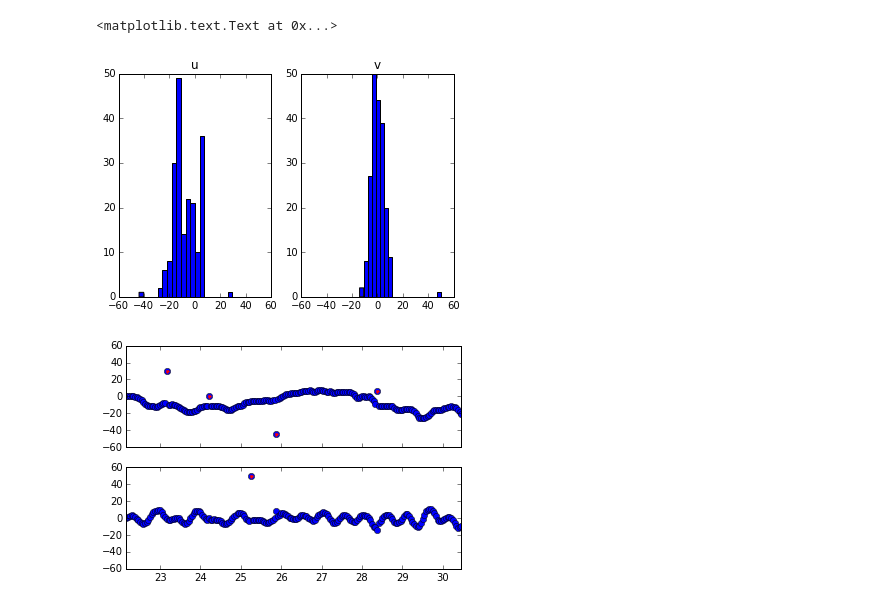
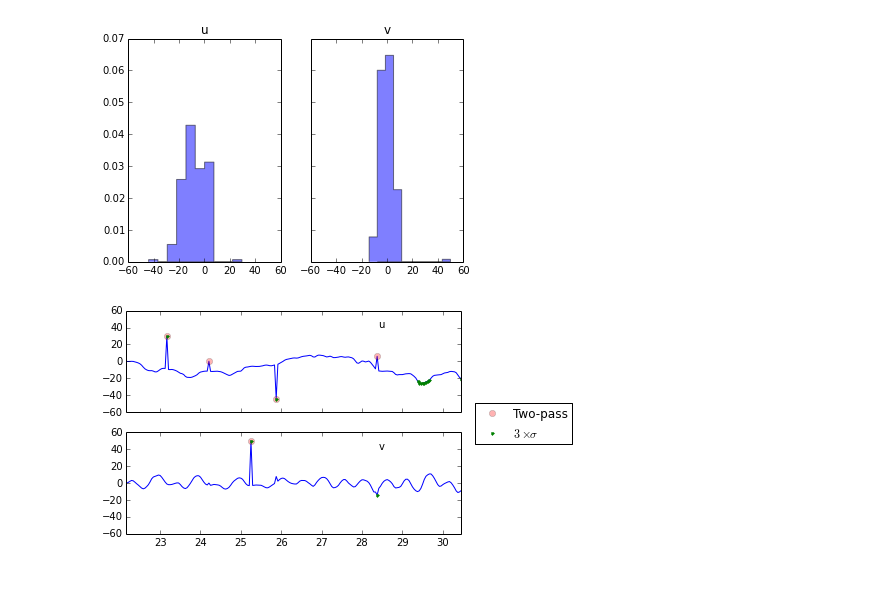
Before and after one commit to ocefpaf/python4oceanographers, a Jupyter notebook: content/notebooks/spikey_data.ipynb, the cells around one changed output. Saved outputs shown, nothing was run; the diff lists cells and outputs as text; code cells hidden in the pictures.

```diff
--- a/content/notebooks/spikey_data.ipynb
+++ b/content/notebooks/spikey_data.ipynb
@@ -46,30 +44,42 @@ def despike(self, n1=2, n2=20, block=10):
 cols = ['j', 'u', 'v', 'temp', 'sal', 'y', 'mn', 'd', 'h', 'mi']
 fname = './data/spikey_v.dat'
 df = read_table(fname , delim_whitespace=True, names=cols)
-dates = [datetime(*x) for x in zip(df['y'], df['mn'], df['d'], df['h'], df['mi'])]
-df.index = dates
-_ = map(df.pop, ['y', 'mn', 'd', 'h', 'mi'])
+df.index = [datetime(*x) for x in zip(df['y'], df['mn'], df['d'], df['h'], df['mi'])]
+df = df.drop(['y', 'mn', 'd', 'h', 'mi'], axis=1)
 # %%
-fig, (ax0, ax1) = plt.subplots(ncols=2, sharex=True)
-_ = ax0.hist(df['u'], bins=20)
-ax0.set_title('u')
-_ = ax1.hist(df['v'], bins=20)
-ax1.set_title('v')
+kw = dict(histtype='stepfilled', alpha=0.5, normed=True)
+fig, (ax0, ax1) = plt.subplots(ncols=2, sharex=True, sharey=True)
+ax0.hist(df['u'], **kw)
+ax1.hist(df['v'], **kw)
+_ = ax1.set_title('v')
+_ = ax0.set_title('u')
 # %% [output]
-<matplotlib.text.Text at 0x...>
-[figure, old version]
+[figure, new version]
 # %%
-df['ud'] = despike(df['u'] - df['u'].min(), n1=2, n2=20, block=6)
-df['vd'] = despike(df['v'] - df['v'].min(), n1=2, n2=20, block=6)
+kw = dict(n1=2, n2=20, block=6)
+df['ud'] = despike(df['u'], **kw)
+df['vd'] = despike(df['v'], **kw)
 
 fig, (ax0, ax1) = plt.subplots(nrows=2, sharex=True, sharey=True)
-ax0.plot(df.index, df['u'], 'bo', label='zonal')
-ax1.plot(df.index, df['v'], 'bo', label='meridional')
+ax0.plot(df.index, df['u'], 'b')
+ax1.plot(df.index, df['v'], 'b')
 
 mask = np.isnan(df['ud'])
-ax0.plot(df.index[mask], df['u'][mask], 'r.', label='spikes')
+ax0.plot(df.index[mask], df['u'][mask], 'ro', alpha=0.3, label='Two-pass')
+
 mask = np.isnan(df['vd'])
-ax1.plot(df.index[mask], df['v'][mask], 'r.', label='spikes')
+ax1.plot(df.index[mask], df['v'][mask], 'ro', alpha=0.3, label='Two-pass')
+
 ax1.xaxis.set_major_formatter(formatter)
+
+mask = np.abs(df['u']) > 3 * np.abs(df['u']).std()
+ax0.plot(df.index[mask], df['u'][mask], 'g.', label=r'$3\times \sigma$')
+
+mask = np.abs(df['v']) > 3 * np.abs(df['v']).std()
+ax1.plot(df.index[mask], df['v'][mask], 'g.', label=r'$3\times \sigma$')
+
+ax0.legend(numpoints=1, bbox_to_anchor=(1.35, 0.15))
+_ = ax0.text(df.index[150], 40, 'u')
+_ = ax1.text(df.index[150], 40, 'v')
 # %% [output]
-[figure, old version]
+[figure, new version]
```
Also changed, not shown: parts of 4 cells of this notebook.
